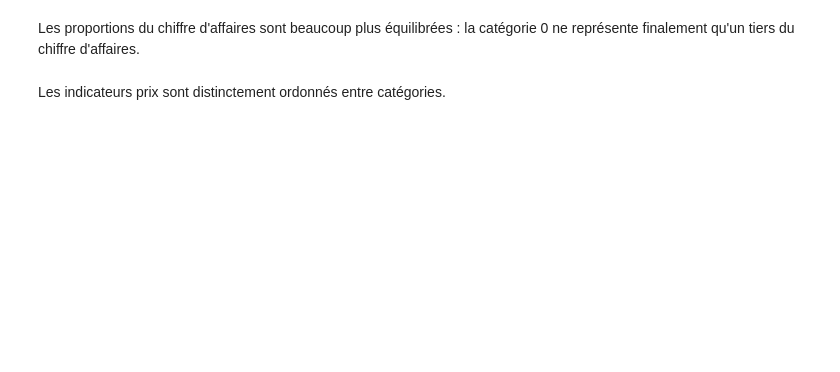
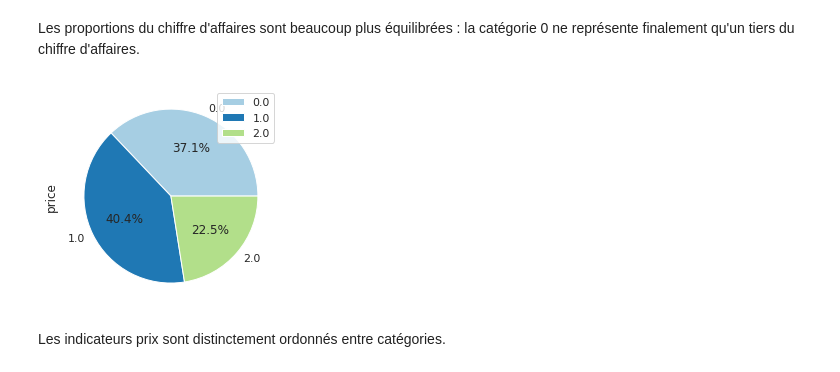
Before and after one commit to gllmfrnr/oc-da, a Jupyter notebook: p4/projet-4.ipynb, the cells around one changed output. Drawn from its saved outputs; the diff is of its cells as text; code cells hidden in the pictures; blank space fills up the shorter version.

```diff
--- a/p4/projet-4.ipynb
+++ b/p4/projet-4.ipynb
@@ -713,13 +1161,15 @@ lorenz(df.pivot_table(index='id_prod', aggfunc='sum')['price'])
 # %% [markdown]
 Les proportions du chiffre d'affaires sont beaucoup plus équilibrées : la catégorie 0 ne représente finalement qu'un tiers du chiffre d'affaires.
 # %%
+# Chiffre d\'affaires par catégorie
 data=df.pivot_table(index='categ', aggfunc={'price': np.sum}).plot(
     kind='pie', y='price',
     legend=True,
     autopct='%1.1f%%'
 )
-plt.title('Chiffre d\'affaires par catégorie')
 plt.show()
+# %% [output]
+[figure, added]
 # %% [markdown]
 Les indicateurs prix sont distinctement ordonnés entre catégories.
 # %%
```
Also changed, not shown: parts of 103 cells of this notebook.
